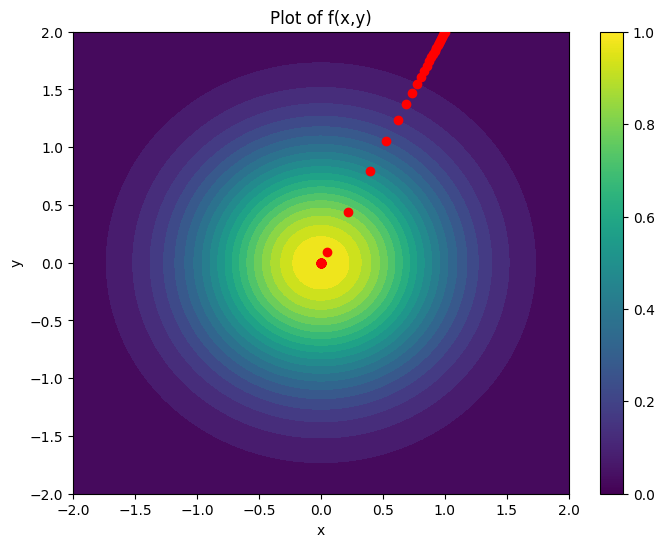
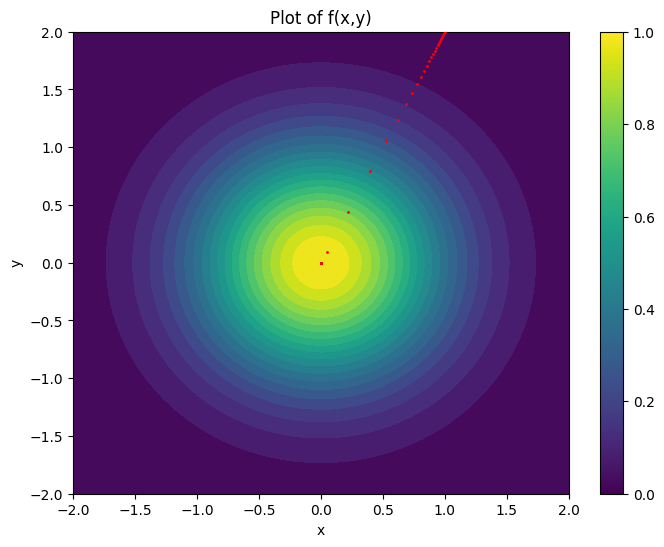
Unified diff of the notebook cell whose output changed from the first chart to the second:
--- before
+++ after
@@ -20,5 +20,5 @@
 X, Y = np.meshgrid(xy_range, xy_range)
 plt.contourf(X, Y, np.exp(-(X**2 + Y**2)), cmap="viridis", levels=20)
-plt.scatter(points_visited[:, 0], points_visited[:, 1], color="red", zorder=100)
+plt.scatter(points_visited[:, 0], points_visited[:, 1], color="red", zorder=100,s=1.0)
 plt.colorbar()
 plt.xlabel("x")

Commit: Day 3 materials